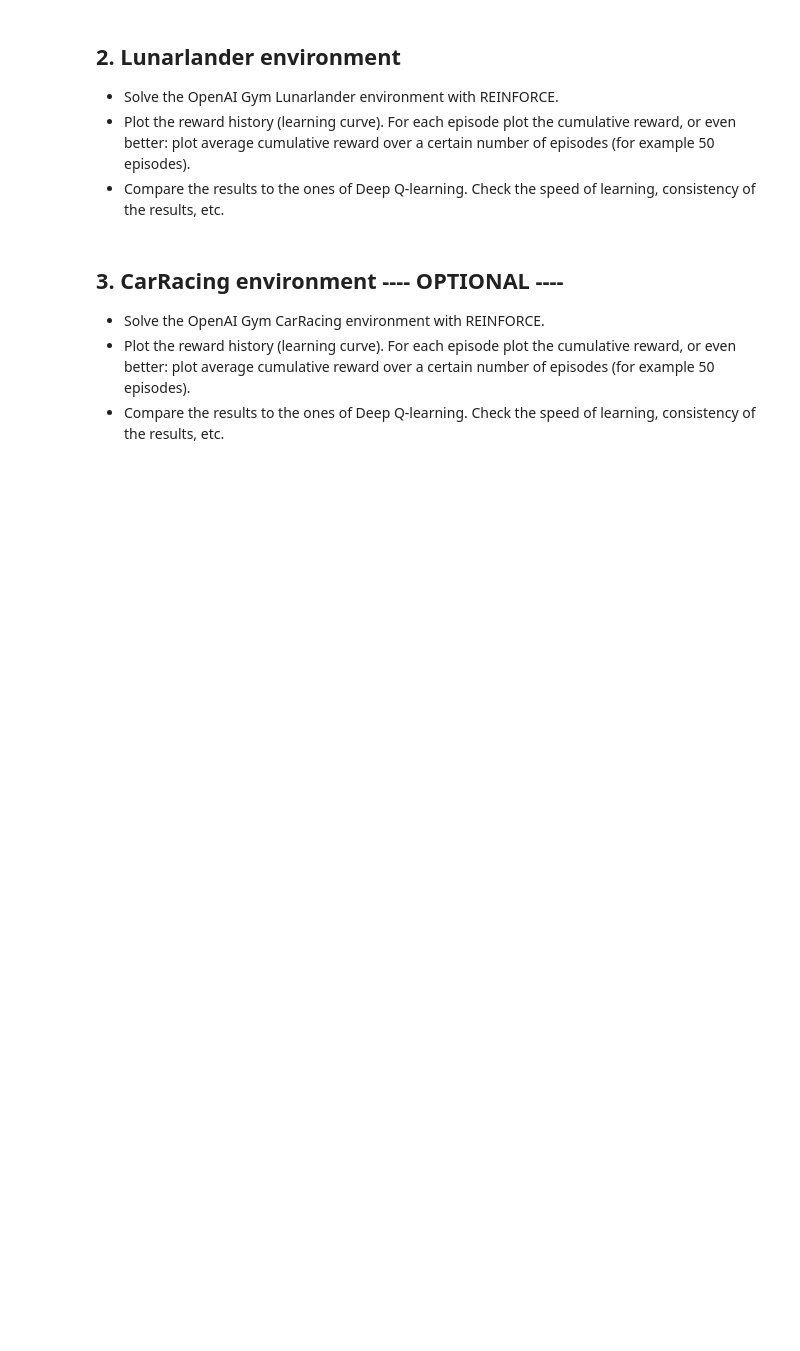
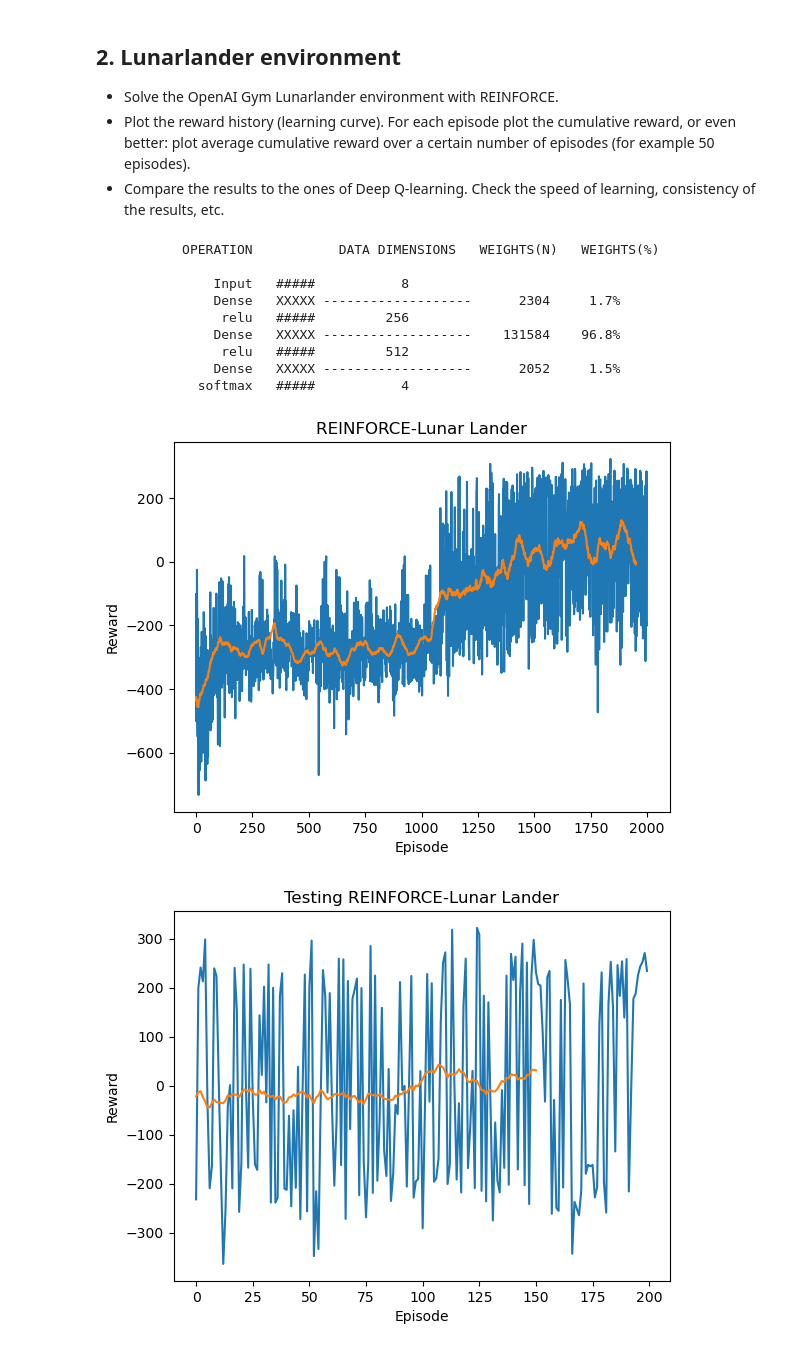
Before and after one commit to RichardVanraes/PolGrad, a Jupyter notebook: Sessie_05_Policy_Gradients_Opdracht.ipynb, the cells around one changed output. Drawn from its saved outputs; the diff is of its cells as text; code cells hidden in the pictures; blank space fills up the shorter version.

```diff
--- a/Sessie_05_Policy_Gradients_Opdracht.ipynb
+++ b/Sessie_05_Policy_Gradients_Opdracht.ipynb
@@ -446,6 +399,0 @@ training episodes = 200
-# %% [markdown]
-## 3. CarRacing environment ---- OPTIONAL ----
-
-- Solve the OpenAI Gym CarRacing environment with REINFORCE.
-- Plot the reward history (learning curve). For each episode plot the cumulative reward, or even better: plot average cumulative reward over a certain number of episodes (for example 50 episodes).
-- Compare the results to the ones of Deep Q-learning. Check the speed of learning, consistency of the results, etc.
@@ -492,0 +400,53 @@ def digitize(observation):
+# %%
+# Implementation of REINFORCE for the Lunarlander environment
+
+# Implementation of REINFORCE for the Cartpole environment with Optimal Hyperparameters
+# alpha = 0.4326
+# gamma = 0.6939
+# learning rate = 0.001
+# nodes in the hidden layers = 87.4 => 88
+# training episodes = 200
+
+ENV="LunarLander-v2"
+
+N_EPISODES=2000
+
+# set the env
+env=gym.make(ENV) # env to import
+env.reset() # reset to env
+
+Agent = REINFORCE(env, alpha=0.6, gamma=0.8, learning_rate=0.001, size_layer_1=256, size_layer_2=512, show_model=True)
+
+Agent.train(N_EPISODES)
+Agent.test(200)
+#plot the rewards
+import matplotlib.pyplot as plt
+average_rewards = moving_average(Agent.total_rewards, 50)
+plt.plot(Agent.total_rewards)
+plt.plot(average_rewards)
+plt.xlabel('Episode')
+plt.ylabel('Reward')
+plt.title('REINFORCE-Lunar Lander')
+plt.show()
+
+average_test_rewards = moving_average(Agent.total_test_rewards, 50)
+plt.plot(Agent.total_test_rewards)
+plt.plot(average_test_rewards)
+plt.xlabel('Episode')
+plt.ylabel('Reward')
+plt.title('Testing REINFORCE-Lunar Lander')
+plt.show()
+# save the model
+Agent.save_model('saved_models\REINFORCE-LL-256-512.h5')
+# %% [output]
+           OPERATION           DATA DIMENSIONS   WEIGHTS(N)   WEIGHTS(%)
+
+               Input   #####           8
+               Dense   XXXXX -------------------      2304     1.7%
+                relu   #####         256
+               Dense   XXXXX -------------------    131584    96.8%
+                relu   #####         512
+               Dense   XXXXX -------------------      2052     1.5%
+             softmax   #####           4
+[figure, added]
+[figure, added]
```
Also changed, not shown: parts of 12 cells of this notebook, 6 other files.
